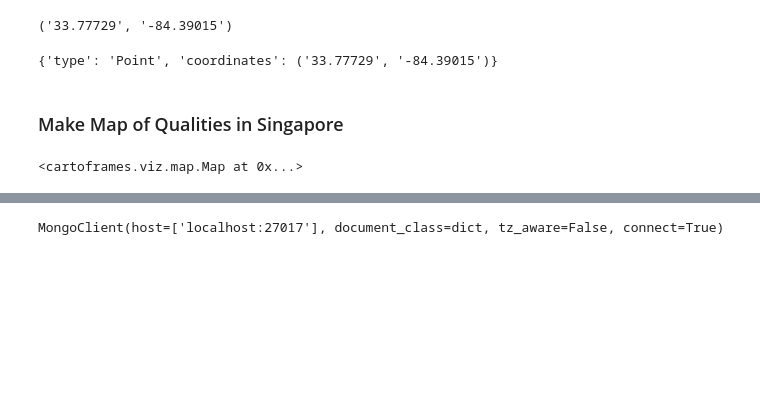
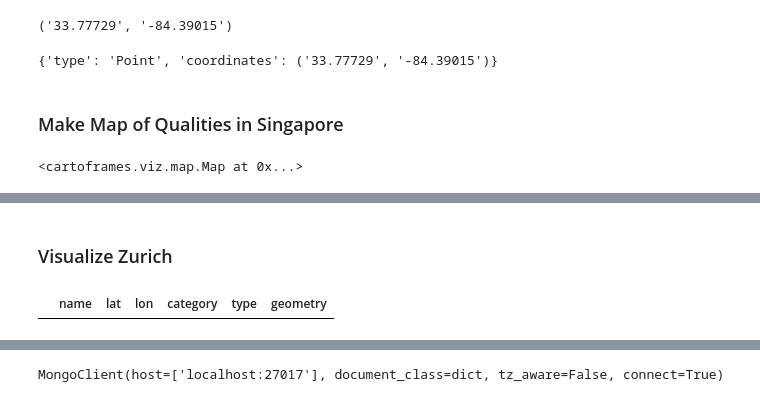
Before and after one commit to casoncalvet/Project_3, a Jupyter notebook: code/my-code.ipynb, the cells around one changed output, grey strips where cells are left out. Drawn from its saved outputs; the diff is of its cells as text; code cells hidden in the pictures; blank space fills up the shorter version.

```diff
--- a/code/my-code.ipynb
+++ b/code/my-code.ipynb
@@ -226,0 +282,2 @@ Map([
+# %% [markdown]
+### Visualize Zurich
@@ -226,0 +306,13 @@ Map([
+# %%
+# Query API for Basketball in Zurich
+zurbas=get_query('basketball',Zurich, limit= 50, radius= 2000)
+
+# Get courts in Zurich
+Zurbas= get_all(zurbas)
+
+# Regex Design companies
+ZurBas= Zurbas[Zurbas['category'].str.contains('.*Basketball.*')==True]
+# %%
+ZurBas
+# %% [output]
+|  | name | lat | lon | category | type | geometry |
```
Also changed, not shown: parts of 41 cells of this notebook.
